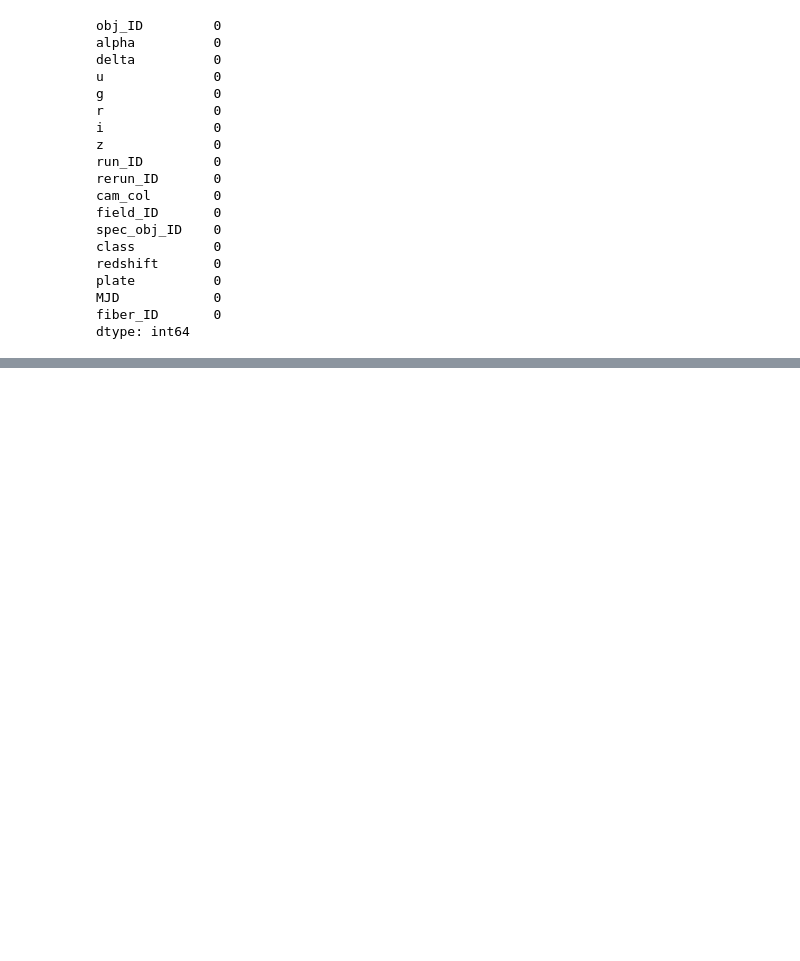
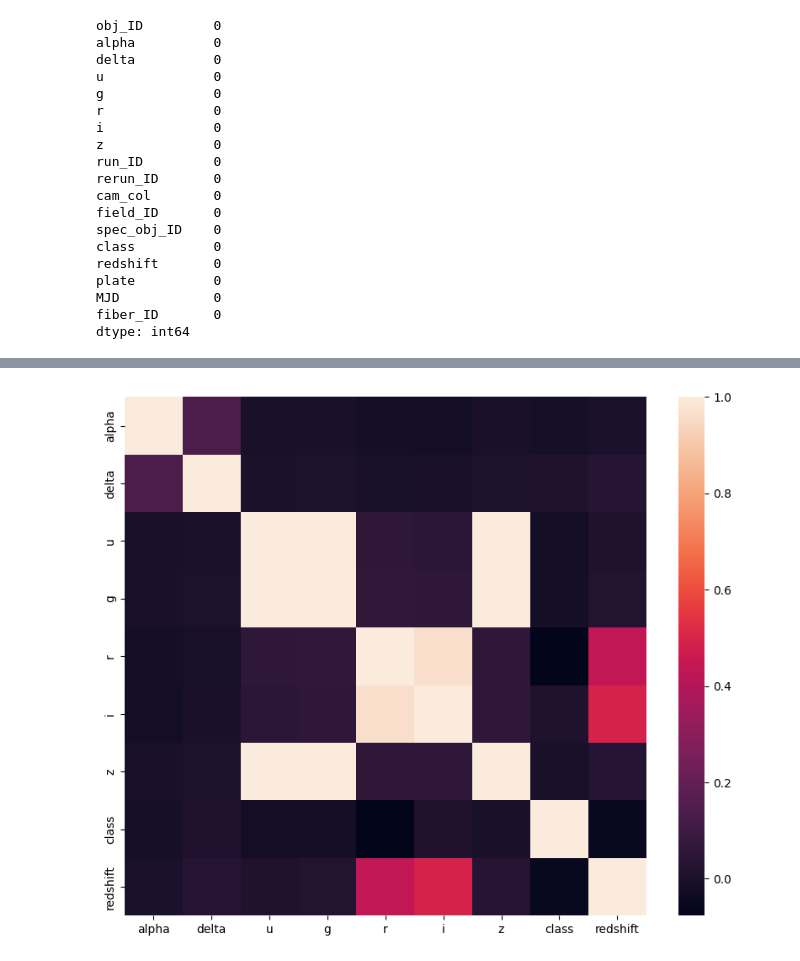
Before and after one commit to LeonardoMBarca/Stellar-Classification, a Jupyter notebook: EDA/eda.ipynb, the cells around one changed output, grey strips where cells are left out. Cells and saved outputs as stored; diff of their text form; code cells hidden in the pictures; blank space fills up the shorter version.

```diff
--- a/EDA/eda.ipynb
+++ b/EDA/eda.ipynb
@@ -79,0 +110,6 @@ dtype: int64
+# %%
+plt.figure(figsize=(10, 8))
+sns.heatmap(df.corr())
+plt.show()
+# %% [output]
+[figure, added]
```
Also changed, not shown: parts of 7 cells of this notebook, 1 other file.
